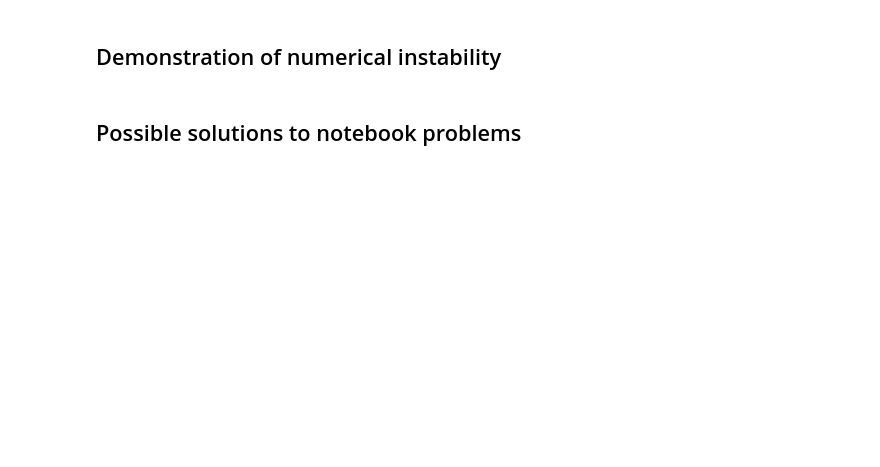
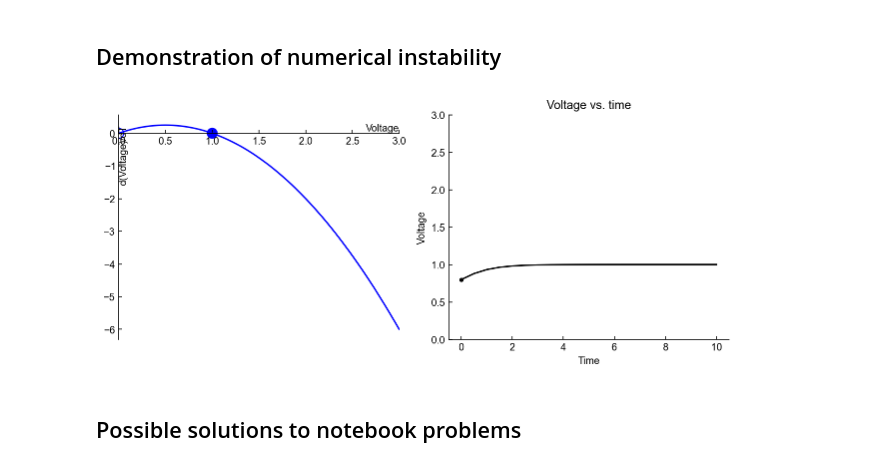
Before and after one commit to badralbanna/FTN, a Jupyter notebook: 4 1D simulations.ipynb, the cells around one changed output. Saved outputs shown, nothing was run; the diff lists cells and outputs as text; code cells hidden in the pictures; blank space fills up the shorter version.

```diff
--- a/4 1D simulations.ipynb
+++ b/4 1D simulations.ipynb
@@ -213,7 +254,9 @@ X_LABEL = "X"
 def dXdT(x):
     return(1*x*(1-x))
 # %%
-plot_solutions(10, [.8], dXdT, [find_next_point_Euler], xlim=(0,3), dt=.5)
+plot_1D_solutions(10, [.8], dXdT, [find_next_point_Euler_1D], xlim=(0,3), dt=.5)
+# %% [output]
+[figure, added]
 # %% [markdown]
 ## Possible solutions to notebook problems
 # %%
```
Also changed, not shown: parts of 17 cells of this notebook, 7 other files.
